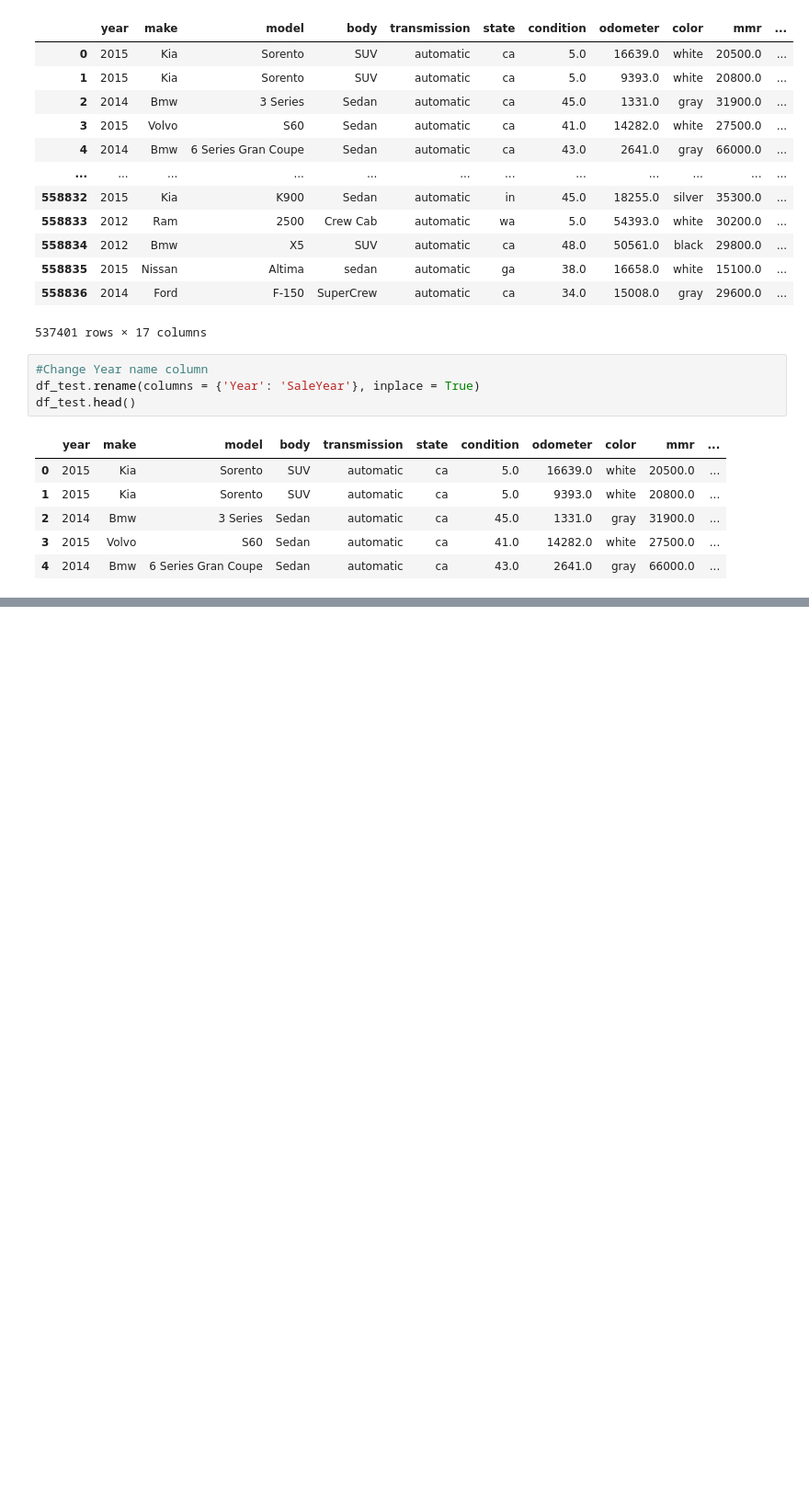
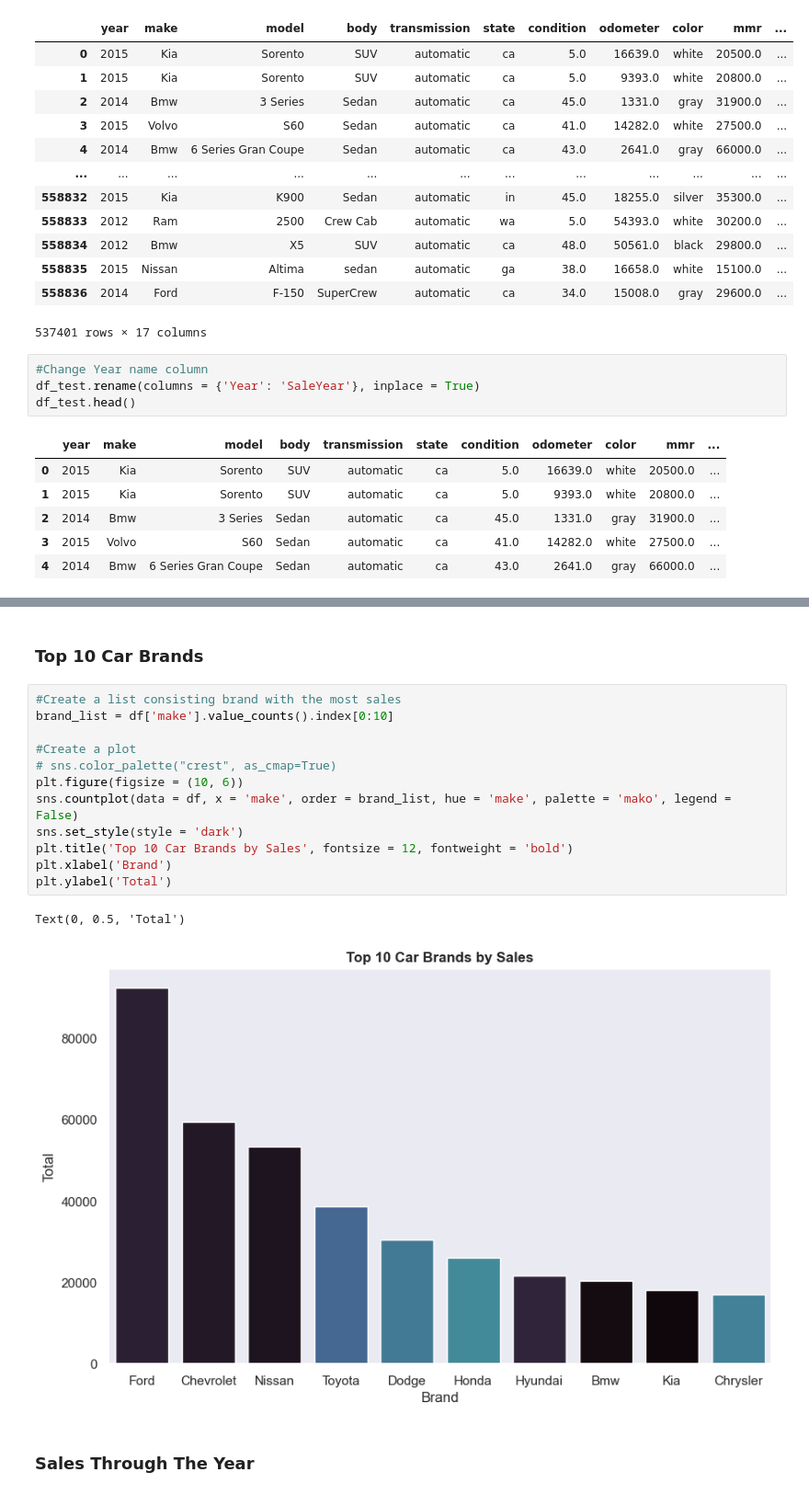
Before and after one commit to Rifqy31/car-sales-analysis, a Jupyter notebook: CarSales.ipynb, the cells around one changed output, grey strips where cells are left out. Shown at 92% size. Drawn from its saved outputs; the diff is of its cells as text; blank space fills up the shorter version.

```diff
--- a/CarSales.ipynb
+++ b/CarSales.ipynb
@@ -668,0 +752,19 @@ df_test.head()
+# %% [markdown]
+### Top 10 Car Brands
+# %%
+#Create a list consisting brand with the most sales
+brand_list = df['make'].value_counts().index[0:10]
+
+#Create a plot
+# sns.color_palette("crest", as_cmap=True)
+plt.figure(figsize = (10, 6))
+sns.countplot(data = df, x = 'make', order = brand_list, hue = 'make', palette = 'mako', legend = False)
+sns.set_style(style = 'dark')
+plt.title('Top 10 Car Brands by Sales', fontsize = 12, fontweight = 'bold')
+plt.xlabel('Brand')
+plt.ylabel('Total')
+# %% [output]
+Text(0, 0.5, 'Total')
+[figure, added]
+# %% [markdown]
+### Sales Through The Year
```
Also changed, not shown: parts of 26 cells of this notebook.
